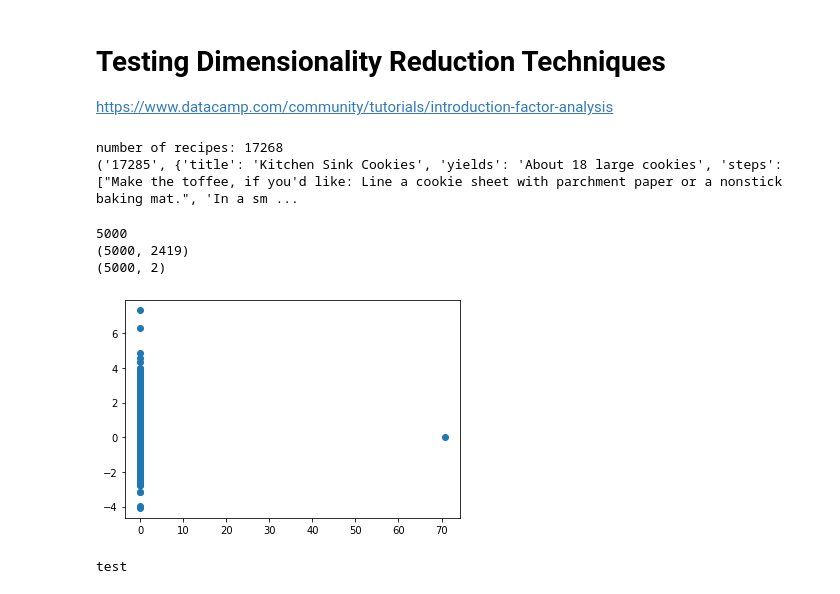
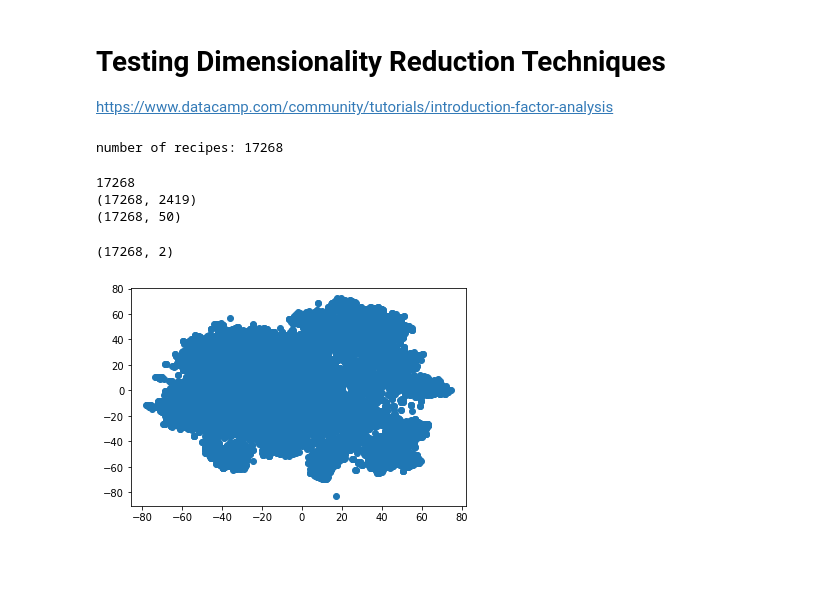
Before and after one commit to aujxn/CS445_final, a Jupyter notebook: analysis.ipynb, the cells around one changed output. Cells and saved outputs as stored; diff of their text form; code cells hidden in the pictures; blank space fills up the shorter version.

Commit message:
Adding T-SNE analysis to dimension reduction

```diff
--- a/analysis.ipynb
+++ b/analysis.ipynb
@@ -90,7 +91,7 @@ for ingredient in ingredients.items():
     index += 1
 
 # Calculate the dimension of the training and testing data
-num_samples = 5000
+num_samples = len(recipes)
 num_features = len(ingredients)
 
 samples = np.zeros((num_samples, num_features))
@@ -98,34 +99,32 @@ samples = np.zeros((num_samples, num_features))
 # Create the training and testing data
 sample_index = 0
 for recipe in recipes.items():
-    if sample_index == 19:
-        print(recipe)
-    if sample_index == 5000:
-        break
     tag_index = 0
     for ingredient in recipe[1]["ingredients"]:
         samples[sample_index][ingredients_indices[str(ingredient["id"])]] = 1.0
     sample_index += 1
 # %% [output]
 number of recipes: 17268
-('17285', {'title': 'Kitchen Sink Cookies', 'yields': 'About 18 large cookies', 'steps': ["Make the toffee, if you'd like: Line a cookie sheet with parchment paper or a nonstick baking mat.", 'In a sm ...
 # %%
+#Use factor analysis to reduce to 50 dimensions
 print(len(samples))
 print(samples.shape)
 
-transformer = FactorAnalysis(n_components=2, random_state=0)
+transformer = FactorAnalysis(n_components=50, random_state=0)
 transformed_samples = transformer.fit_transform(samples)
 
 print(transformed_samples.shape)
-
-plt.scatter(transformed_samples[:,0], transformed_samples[:,1])
-plt.show()
 # %% [output]
-5000
-(5000, 2419)
-(5000, 2)
+17268
+(17268, 2419)
+(17268, 50)
-[figure, removed]
-# %%
-print("test")
-# %% [output]
-test
+# %%
+#Use t-sne to reduce to 2 dimensions
+final_samples = TSNE(n_components=2).fit_transform(transformed_samples)
+print(final_samples.shape)
+
+plt.scatter(final_samples[:,0], final_samples[:,1])
+plt.show()
+# %% [output]
+(17268, 2)
+[figure, added]
```
Also changed, not shown: parts of 1 cell of this notebook.
